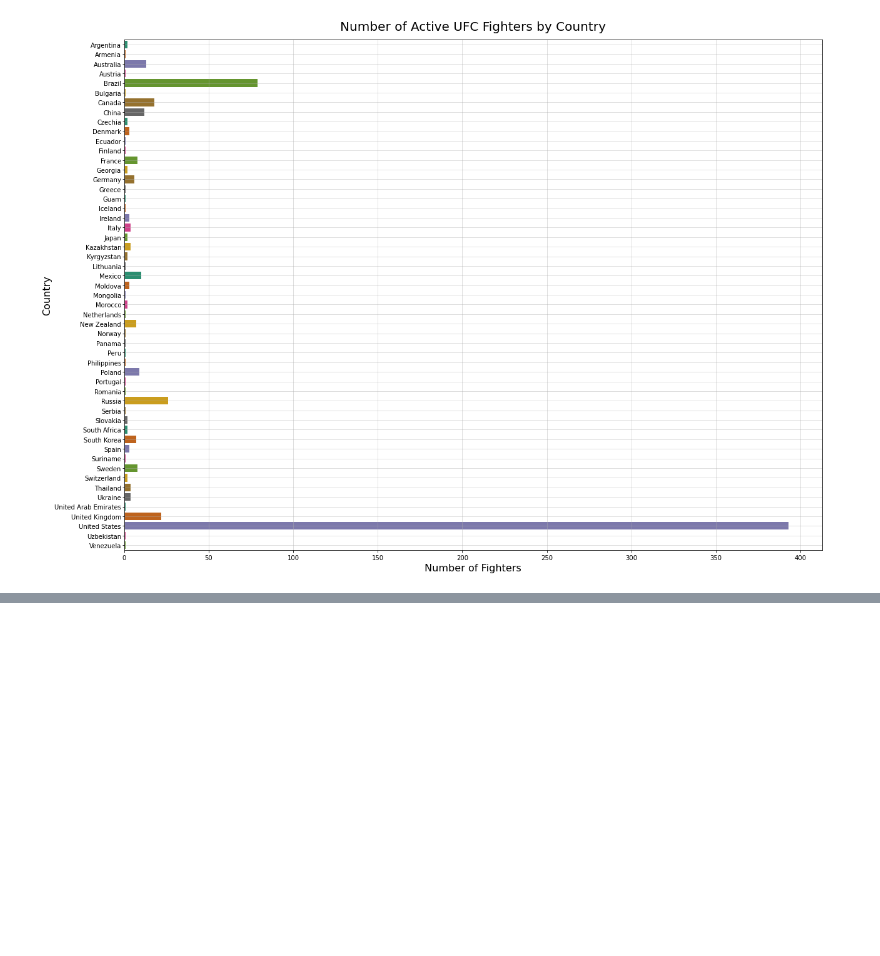
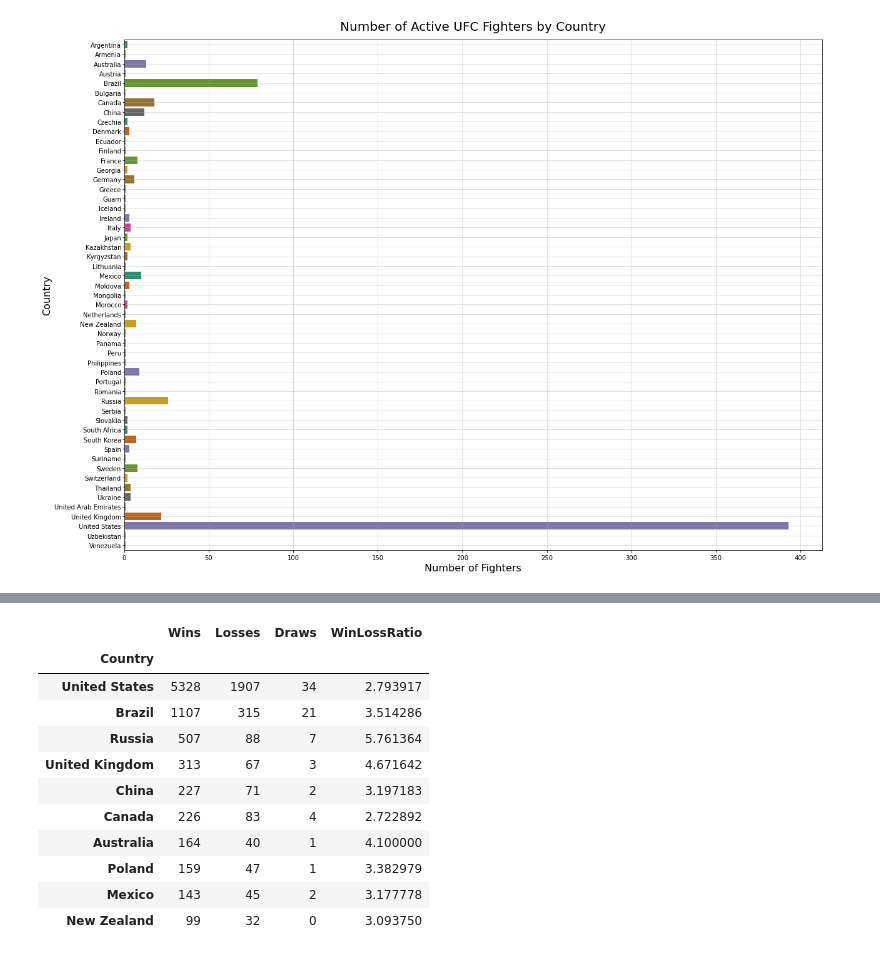
Before and after one commit to Vazquez-Michael-V/ufc_stats, a Jupyter notebook: ufc_charts.ipynb, the cells around one changed output, grey strips where cells are left out. Drawn from its saved outputs; the diff is of its cells as text; code cells hidden in the pictures; blank space fills up the shorter version.

Commit message:
Starting to analyze (W-L-D) records.

```diff
--- a/ufc_charts.ipynb
+++ b/ufc_charts.ipynb
@@ -74,0 +82,4 @@ plt.show()
+# %%
+df_fight_records = pd.read_excel('active_fighters_by_country.xlsx',
+                                usecols=['Country', 'Wins', 'Losses', 'Draws'])
+df_fight_records.head(5)
@@ -74,0 +93,3 @@ plt.show()
+# %%
+df_fight_records_count = df_fight_records.groupby(['Country'], as_index=True).sum()
+df_fight_records_count.head(10)
@@ -74,0 +126,3 @@ plt.show()
+# %%
+df_fight_records_count.sort_values(by=['Wins'], ascending=False, inplace=True)
+df_fight_records_count.head(10)
@@ -74,0 +142,16 @@ plt.show()
+# %%
+df_fight_records_count['WinLossRatio'] = df_fight_records_count['Wins'] / df_fight_records_count['Losses']
+df_fight_records_count.head(10)
+# %% [output]
+|  | Wins | Losses | Draws | WinLossRatio |
+| Country |  |  |  |  |
+| United States | 5328 | 1907 | 34 | 2.793917 |
+| Brazil | 1107 | 315 | 21 | 3.514286 |
+| Russia | 507 | 88 | 7 | 5.761364 |
+| United Kingdom | 313 | 67 | 3 | 4.671642 |
+| China | 227 | 71 | 2 | 3.197183 |
+| Canada | 226 | 83 | 4 | 2.722892 |
+| Australia | 164 | 40 | 1 | 4.100000 |
+| Poland | 159 | 47 | 1 | 3.382979 |
+| Mexico | 143 | 45 | 2 | 3.177778 |
+| New Zealand | 99 | 32 | 0 | 3.093750 |
```
Also changed, not shown: parts of 9 cells of this notebook.
